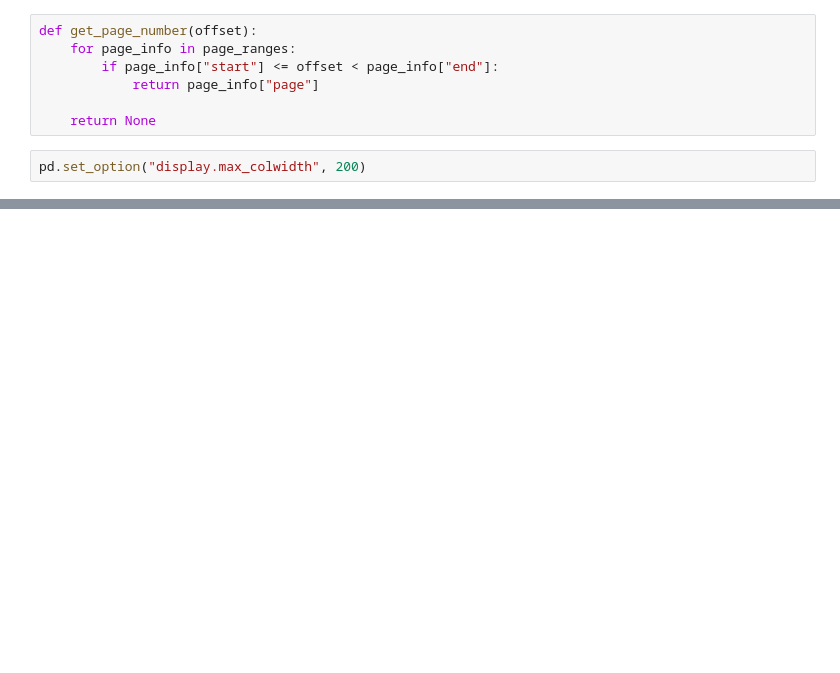
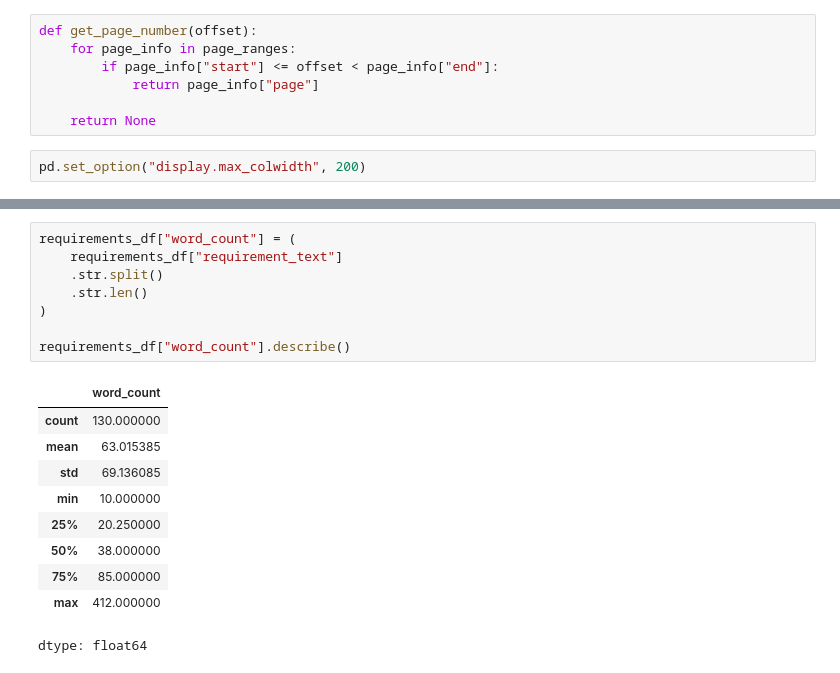
Before and after one commit to Break-Through-Tech/Aerospace-1C-compliance-copilot, a Jupyter notebook: notebooks/Compliance_Copilot_Development.ipynb, the cells around one changed output, grey strips where cells are left out. Drawn from its saved outputs; the diff is of its cells as text; blank space fills up the shorter version.

```diff
--- a/notebooks/Compliance_Copilot_Development.ipynb
+++ b/notebooks/Compliance_Copilot_Development.ipynb
@@ -253,0 +478,19 @@ requirements_df
+# %%
+requirements_df["word_count"] = (
+    requirements_df["requirement_text"]
+    .str.split()
+    .str.len()
+)
+
+requirements_df["word_count"].describe()
+# %% [output]
+|  | word_count |
+| count | 130.000000 |
+| mean | 63.015385 |
+| std | 69.136085 |
+| min | 10.000000 |
+| 25% | 20.250000 |
+| 50% | 38.000000 |
+| 75% | 85.000000 |
+| max | 412.000000 |
+dtype: float64
```
Also changed, not shown: parts of 29 cells of this notebook.
